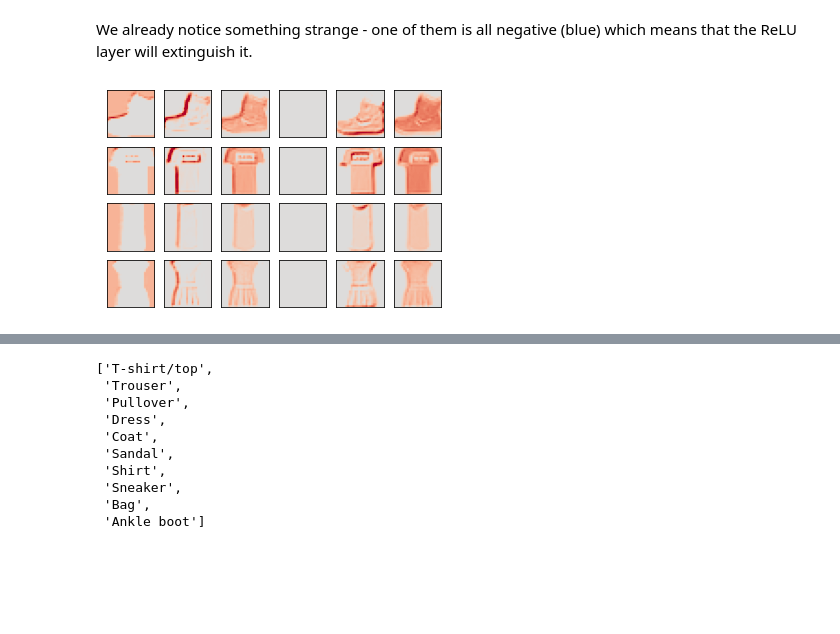
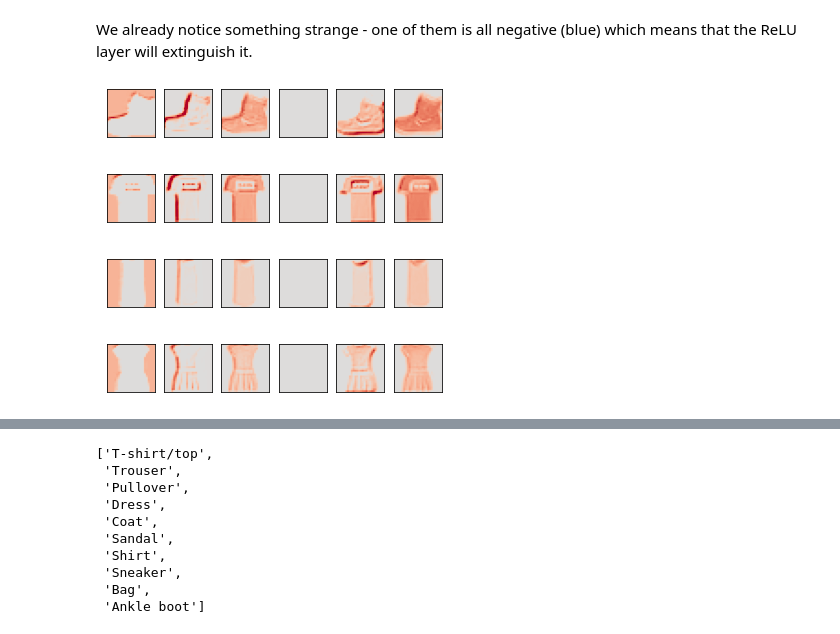
Before and after one commit to edkins/torch-play, a Jupyter notebook: notebooks/fashion_cnn1.ipynb, the cells around one changed output, grey strips where cells are left out. Drawn from its saved outputs; the diff is of its cells as text; code cells hidden in the pictures; blank space fills up the shorter version.

```diff
--- a/notebooks/fashion_cnn1.ipynb
+++ b/notebooks/fashion_cnn1.ipynb
@@ -27,6 +27,7 @@ m.show_conv_parameters(0)
 # %% [markdown]
 We already notice something strange - one of them is all negative (blue) which means that the ReLU layer will extinguish it.
 # %%
-m.activate(4).show_activation_grid(1)
+ra = m.activate(4).get_activation_grid(1)
+ra.plot()
 # %% [output]
-[figure, old version]
+[figure, new version]
```
Also changed, not shown: parts of 7 cells of this notebook, 2 other files.
